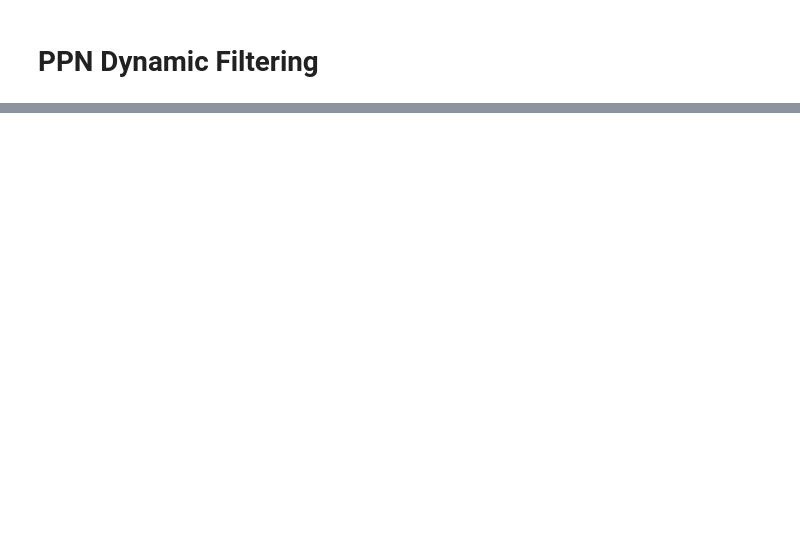
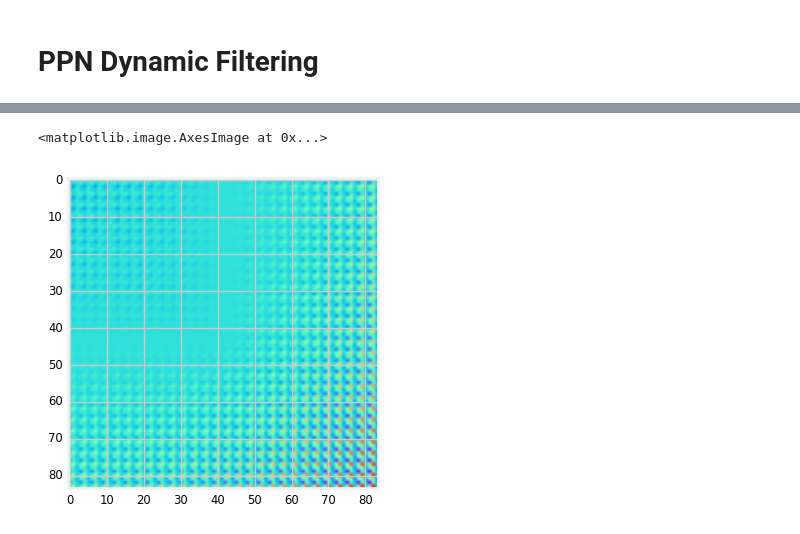
Before and after one commit to unique-horn/ppap-experiments, a Jupyter notebook: dfn/dfn-mnist.ipynb, the cells around one changed output, grey strips where cells are left out. Drawn from its saved outputs; the diff is of its cells as text; code cells hidden in the pictures; blank space fills up the shorter version.

```diff
--- a/dfn/dfn-mnist.ipynb
+++ b/dfn/dfn-mnist.ipynb
@@ -67,7 +68,11 @@ X_train shape: (60000, 1, 28, 28)
 60000 train samples
 10000 test samples
 # %%
-# Works on fixes batch size as of now
+# Works on fixed batch size as of now
 model = Sequential()
 model.add(InputLayer(batch_input_shape=(batch_size, 1, img_rows, img_cols)))
-model.add(PPDFN(3, 28, 28))
+model.add(PPDFN(3))
+model.add(Activation('relu'))
+model.add(Flatten())
+model.add(Dense(nb_classes))
+model.add(Activation('softmax'))
@@ -73,0 +99,7 @@ model.add(PPDFN(3, 28, 28))
+# %%
+get_filter = get_filter_getter(model)
+fs = get_filter(X_test[:20])
+plt.imshow(filters_image(fs[0]))
+# %% [output]
+<matplotlib.image.AxesImage at 0x...>
+[figure, added]
```
Also changed, not shown: parts of 9 cells of this notebook, 1 other file.
